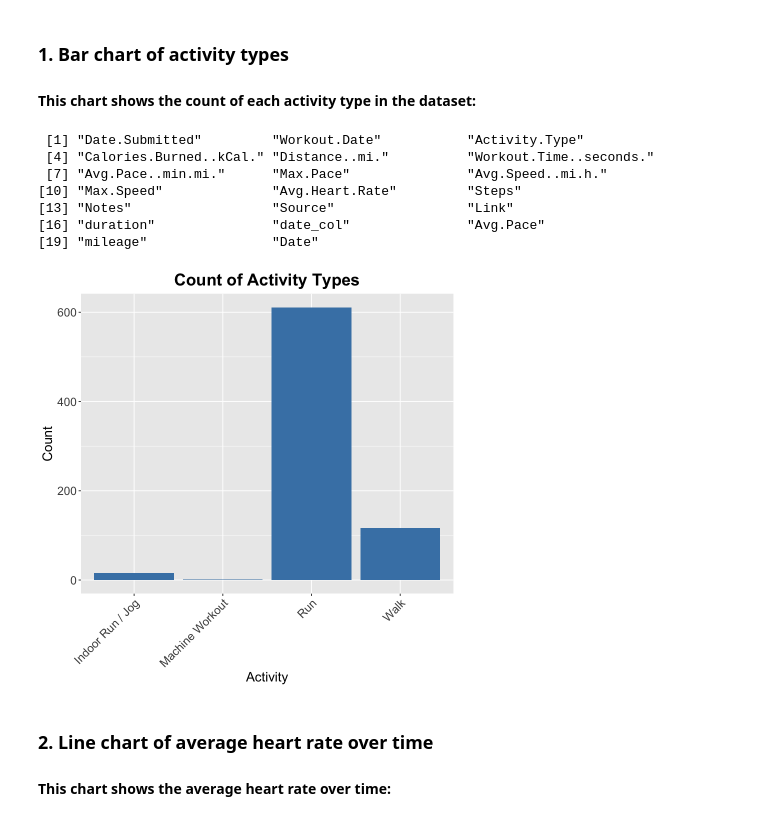
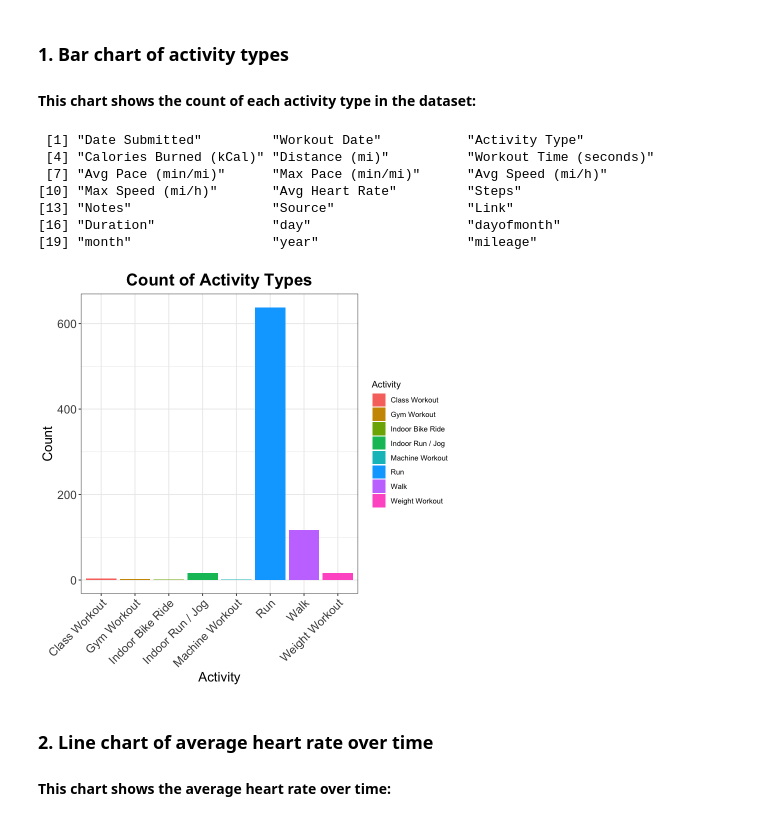
Before and after one commit to Cbhami/Coraline, a Jupyter notebook: MapMyRunProjects/r running.ipynb, the cells around one changed output. Cells and saved outputs as stored; diff of their text form; code cells hidden in the pictures.

```diff
--- a/MapMyRunProjects/r running.ipynb
+++ b/MapMyRunProjects/r running.ipynb
@@ -319,10 +283,10 @@ A tibble: 10 × 20
 | 2023-03-03 | 2023-03-03 | Run | 563 | 4.52 | 2726 | ... |
 | 2023-02-27 | 2023-02-27 | Run | 545 | 4.41 | 2742 | ... |
 # %%
-df$Avg.Heart.Rate[is.na(df$Avg.Heart.Rate)] <- median(df$Avg.Heart.Rate, na.rm = TRUE)
+df$`Avg Heart Rate`[is.na(df$`Avg Heart Rate`)] <- median(df$`Avg Heart Rate`, na.rm = TRUE)
 df$Steps[is.na(df$Steps)] <- median(df$Steps, na.rm = TRUE)
-df$Max.Pace[is.na(df$Max.Pace)] <- median(df$Max.Pace, na.rm = TRUE)
-df$Avg.Pace[is.na(df$Avg.Pace)] <- median(df$Avg.Pace, na.rm = TRUE)
-df$Max.Spd[is.na(df$Max.Spd)] <- median(df$Max.Spd, na.rm = TRUE)
-df$Avg.Spd[is.na(df$Avg.Spd)] <- median(df$Avg.Spd, na.rm = TRUE)
-df$Cal.Burned[is.na(df$Cal.Burned)] <- median(df$Cal.Burned, na.rm = TRUE)
+df$`Max Pace (min/mi)`[is.na(df$`Max Pace (min/mi)`)] <- median(df$`Max Pace (min/mi)`, na.rm = TRUE)
+df$`Avg Pace (min/mi)`[is.na(df$`Avg Pace (min/mi)`)] <- median(df$`Avg Pace (min/mi)`, na.rm = TRUE)
+df$`Max Speed (mi/h)`[is.na(df$`Max Speed (mi/h)`)] <- median(df$`Max Speed (mi/h)`, na.rm = TRUE)
+df$`Avg Speed (mi/h)`[is.na(df$`Avg Speed (mi/h)`)] <- median(df$`Avg Speed (mi/h)`, na.rm = TRUE)
+df$`Calories Burned (kCal)`[is.na(df$`Calories Burned (kCal)`)] <- median(df$`Calories Burned (kCal)`, na.rm = TRUE)
@@ -366,10 +312,10 @@ library(dplyr)
 
 df <- df %>%
   mutate(mileage = case_when(
-    'Distance (mi)' < 3.09 ~ "Short",
-    'Distance (mi)' >= 3.09 & 'Distance (mi)' < 6.19 ~ "FiveK",
-    'Distance (mi)' >= 6.19 & 'Distance (mi)' < 9.99 ~ "TenK",
-    'Distance (mi)' >= 9.99 & 'Distance (mi)' < 13.09 ~ "TenM",
+    `Distance (mi)` < 3.09 ~ "Short",
+    `Distance (mi)` >= 3.09 & `Distance (mi)` < 6.19 ~ "FiveK",
+    `Distance (mi)` >= 6.19 & `Distance (mi)` < 9.99 ~ "TenK",
+    `Distance (mi)` >= 9.99 & `Distance (mi)` < 13.09 ~ "TenM",
     TRUE ~ "HalfMar"
   ))
 # %%
@@ -385,11 +336,0 @@ A tibble: 4 × 21
-# %%
-library(lubridate)
-#library(tidyverse)
-
-df$Date <- ymd(df$Date)
-head(df, 1)
-
-#df <- df %>% mutate(Date=mdy(Date))
-#df <- df %>% mutate(Date.Sub=mdy(Date.Sub))
-#df <- df %>% mutate(Date=mdy(Date))
-#df <- df %>% mutate(Date.Sub=mdy(Date.Sub))
@@ -449,23 +365,27 @@ ggplot(data = df2, mapping = aes(x = Distance..mi., y = duration)) +
 # %%
 names(df)
 # %% [output]
- [1] "Date.Submitted"         "Workout.Date"           "Activity.Type"
- [4] "Calories.Burned..kCal." "Distance..mi."          "Workout.Time..seconds."
- [7] "Avg.Pace..min.mi."      "Max.Pace"               "Avg.Speed..mi.h."
-[10] "Max.Speed"              "Avg.Heart.Rate"         "Steps"
+ [1] "Date Submitted"         "Workout Date"           "Activity Type"
+ [4] "Calories Burned (kCal)" "Distance (mi)"          "Workout Time (seconds)"
+ [7] "Avg Pace (min/mi)"      "Max Pace (min/mi)"      "Avg Speed (mi/h)"
+[10] "Max Speed (mi/h)"       "Avg Heart Rate"         "Steps"
 [13] "Notes"                  "Source"                 "Link"
-[16] "duration"               "date_col"               "Avg.Pace"
-[19] "mileage"                "Date"
+[16] "Duration"               "day"                    "dayofmonth"
+[19] "month"                  "year"                   "mileage"
 # %%
-ggplot(data = df, aes(x = Activity.Type)) +
-  geom_bar(fill = "steelblue") +
+library(ggplot2)
+
+ggplot(df, aes(x = `Activity Type`, fill = `Activity Type`)) +
+  geom_bar() +
+  scale_fill_discrete(name = "Activity") +
   labs(title = "Count of Activity Types", x = "Activity", y = "Count") +
+  theme_bw() +
   theme(plot.title = element_text(size = 20, face = "bold", hjust = 0.5),
         axis.title = element_text(size = 16),
         axis.text = element_text(size = 14),
         axis.text.x = element_text(angle = 45, hjust = 1))
 # %% [output]
-[figure, old version]
+[figure, new version]
 # %% [markdown]
 ### 2. Line chart of average heart rate over time
 #### This chart shows the average heart rate over time:
```
Also changed, not shown: parts of 109 cells of this notebook, 2 other files.
